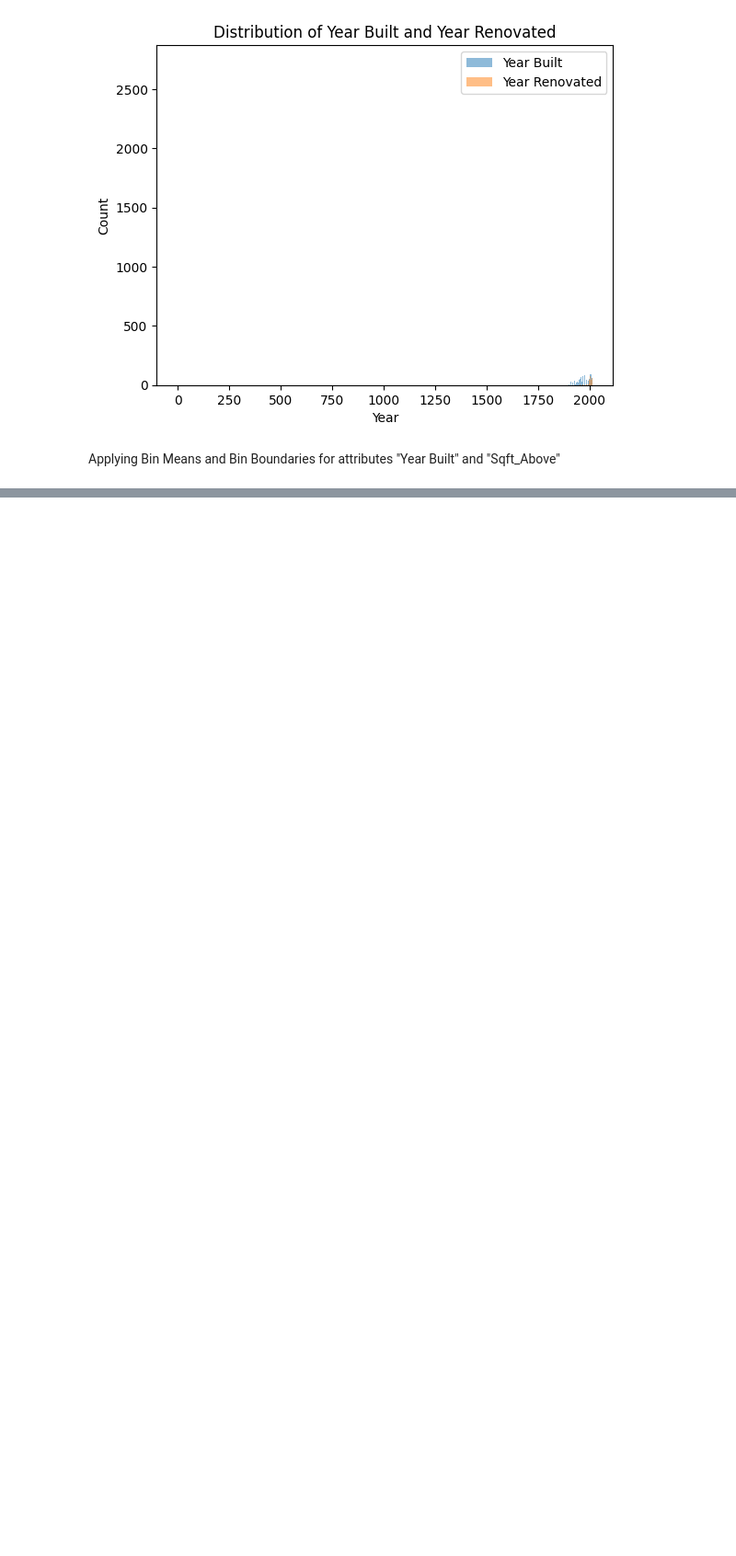
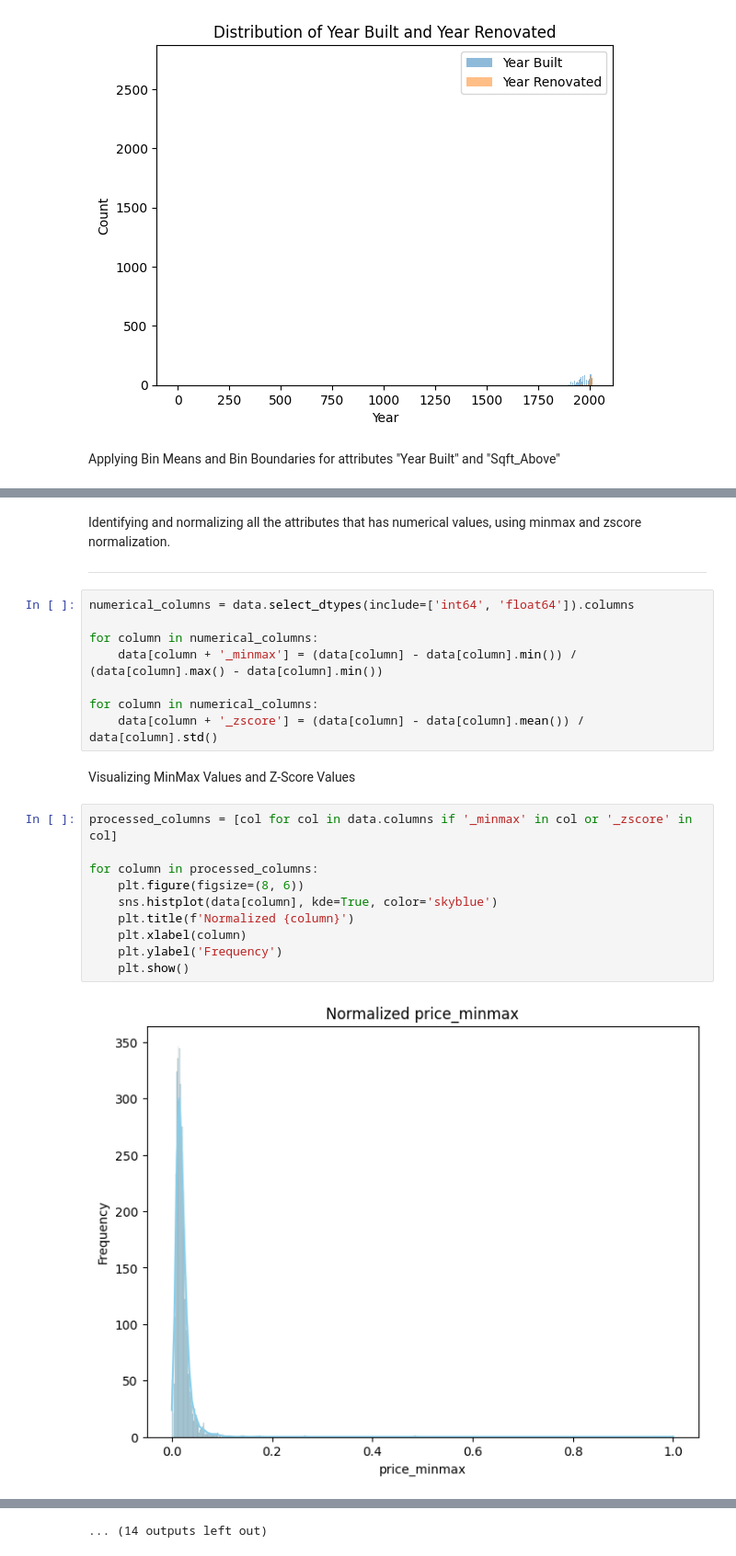
Before and after one commit to badrinarayanan02/machine_learning, a Jupyter notebook: 2348507_Ex1.ipynb, the cells around one changed output, grey strips where cells are left out. Shown at 92% size. Saved outputs shown, nothing was run; the diff lists cells and outputs as text; blank space fills up the shorter version.

```diff
--- a/2348507_Ex1.ipynb
+++ b/2348507_Ex1.ipynb
@@ -200,0 +213,26 @@ Name: yr_built, dtype: float64
+# %% [markdown]
+Identifying and normalizing all the attributes that has numerical values, using minmax and zscore normalization.
+
+---
+# %%
+numerical_columns = data.select_dtypes(include=['int64', 'float64']).columns
+
+for column in numerical_columns:
+    data[column + '_minmax'] = (data[column] - data[column].min()) / (data[column].max() - data[column].min())
+
+for column in numerical_columns:
+    data[column + '_zscore'] = (data[column] - data[column].mean()) / data[column].std()
+# %% [markdown]
+Visualizing MinMax Values and Z-Score Values
+# %%
+processed_columns = [col for col in data.columns if '_minmax' in col or '_zscore' in col]
+
+for column in processed_columns:
+    plt.figure(figsize=(8, 6))
+    sns.histplot(data[column], kde=True, color='skyblue')
+    plt.title(f'Normalized {column}')
+    plt.xlabel(column)
+    plt.ylabel('Frequency')
+    plt.show()
+# %% [output]
+[figure, added]
@@ -200,0 +250 @@ Name: yr_built, dtype: float64
+... (14 outputs left out)
```
Also changed, not shown: parts of 3 cells of this notebook.
